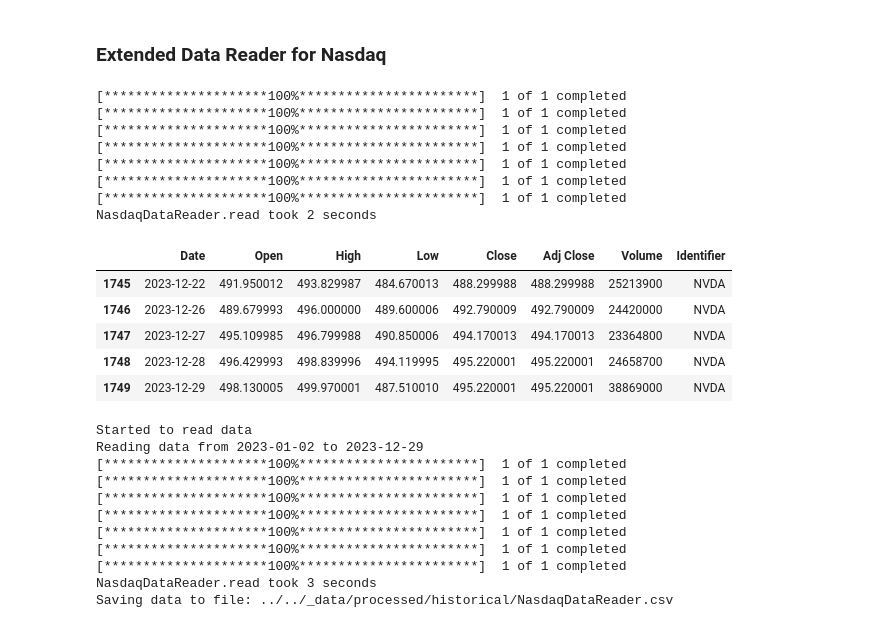
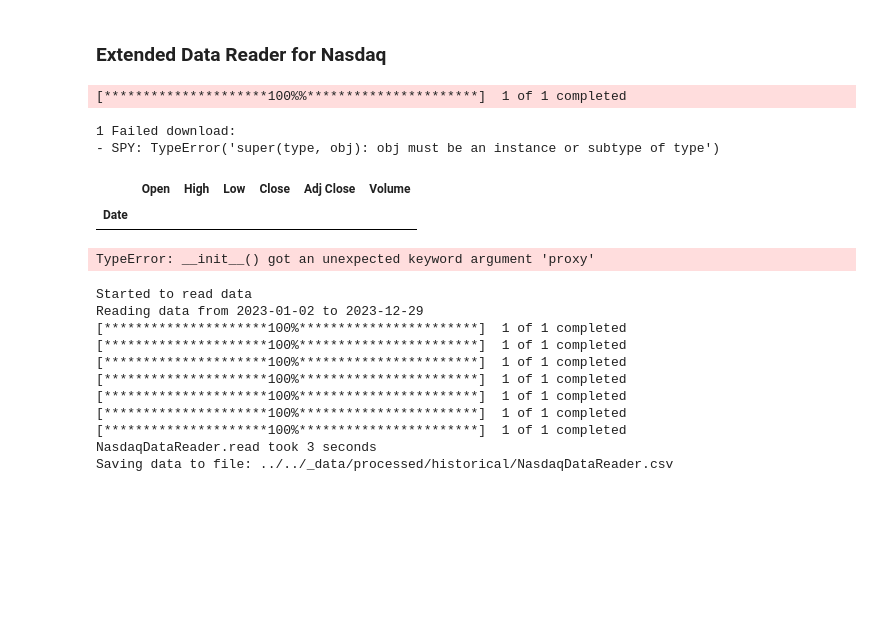
Before and after one commit to nareshrohra/markets_insights, a Jupyter notebook: notebooks/examples.ipynb, the cells around one changed output. Cells and saved outputs as stored; diff of their text form; code cells hidden in the pictures; blank space fills up the shorter version.

```diff
--- a/notebooks/examples.ipynb
+++ b/notebooks/examples.ipynb
@@ -517,22 +528,18 @@ class NasdaqDataReader (DateRangeDataReader):
 # %%
-year_start = datetime.date(2023, 1, 1)
+year_start = datetime.date(2023, 12, 1)
 to_date = datetime.date(2023, 12, 31)
-NasdaqDataReader().read(from_date=year_start, to_date=to_date).tail(5)
+yf.download("SPY", start=year_start, end=to_date)
+#NasdaqDataReader('MSFT').read(from_date=year_start, to_date=to_date).tail(5)
 # %% [output]
-[*********************100%***********************]  1 of 1 completed
-[*********************100%***********************]  1 of 1 completed
-[*********************100%***********************]  1 of 1 completed
-[*********************100%***********************]  1 of 1 completed
-[*********************100%***********************]  1 of 1 completed
-[*********************100%***********************]  1 of 1 completed
-[*********************100%***********************]  1 of 1 completed
-NasdaqDataReader.read took 2 seconds
+[*********************100%%**********************]  1 of 1 completed
+1 Failed download:
+- SPY: TypeError('super(type, obj): obj must be an instance or subtype of type')
-|  | Date | Open | High | Low | Close | Adj Close | Volume | Identifier |
-| 1745 | 2023-12-22 | 491.950012 | 493.829987 | 484.670013 | 488.299988 | 488.299988 | 25213900 | NVDA |
-| 1746 | 2023-12-26 | 489.679993 | 496.000000 | 489.600006 | 492.790009 | 492.790009 | 24420000 | NVDA |
-| 1747 | 2023-12-27 | 495.109985 | 496.799988 | 490.850006 | 494.170013 | 494.170013 | 23364800 | NVDA |
-| 1748 | 2023-12-28 | 496.429993 | 498.839996 | 494.119995 | 495.220001 | 495.220001 | 24658700 | NVDA |
-| 1749 | 2023-12-29 | 498.130005 | 499.970001 | 487.510010 | 495.220001 | 495.220001 | 38869000 | NVDA |
+|  | Open | High | Low | Close | Adj Close | Volume |
+| Date |  |  |  |  |  |  |
+# %%
+yf.Ticker('MSFT').history(start=year_start, end=to_date)
+# %% [output]
+TypeError: __init__() got an unexpected keyword argument 'proxy'
 # %%
 # import classes & setup options
 import datetime
```
Also changed, not shown: parts of 5 cells of this notebook, 7 other files.
